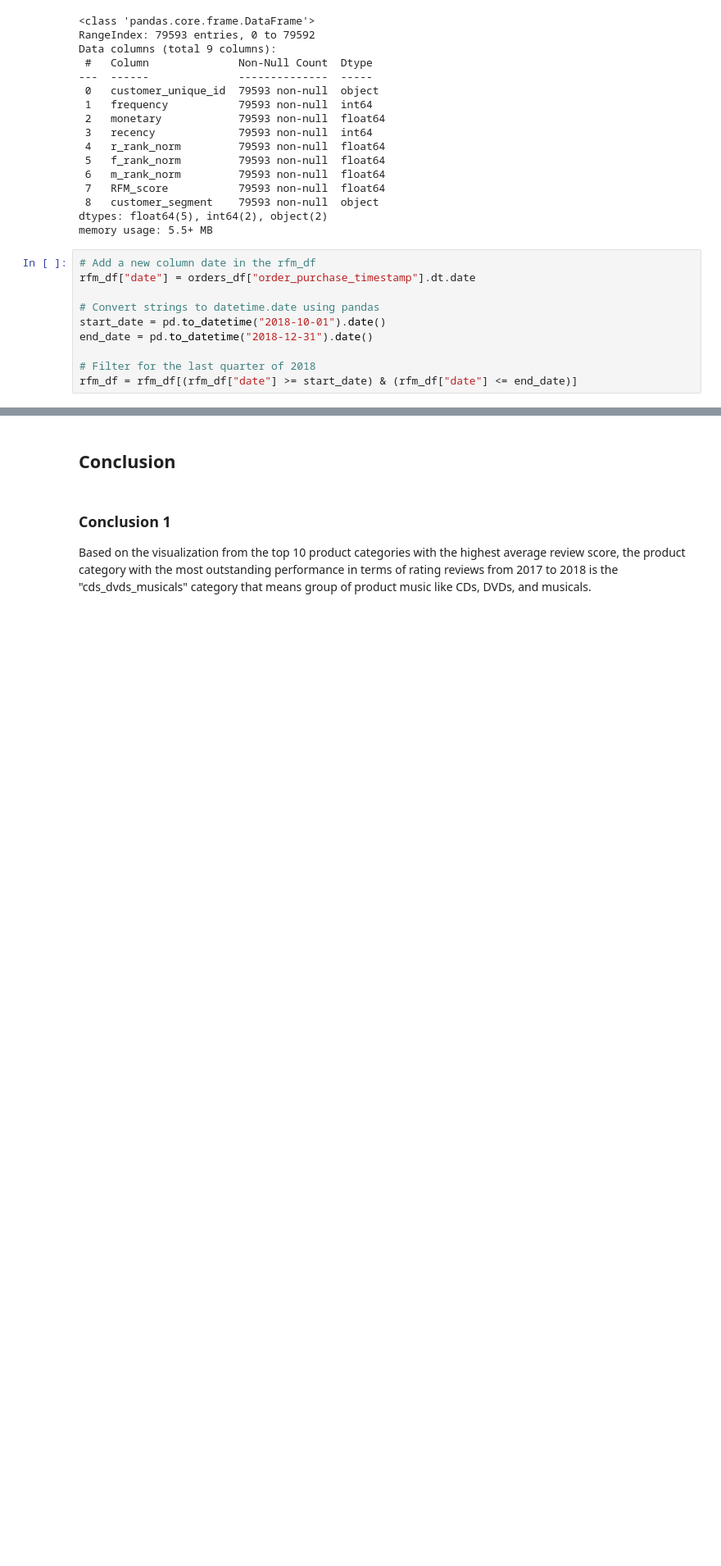
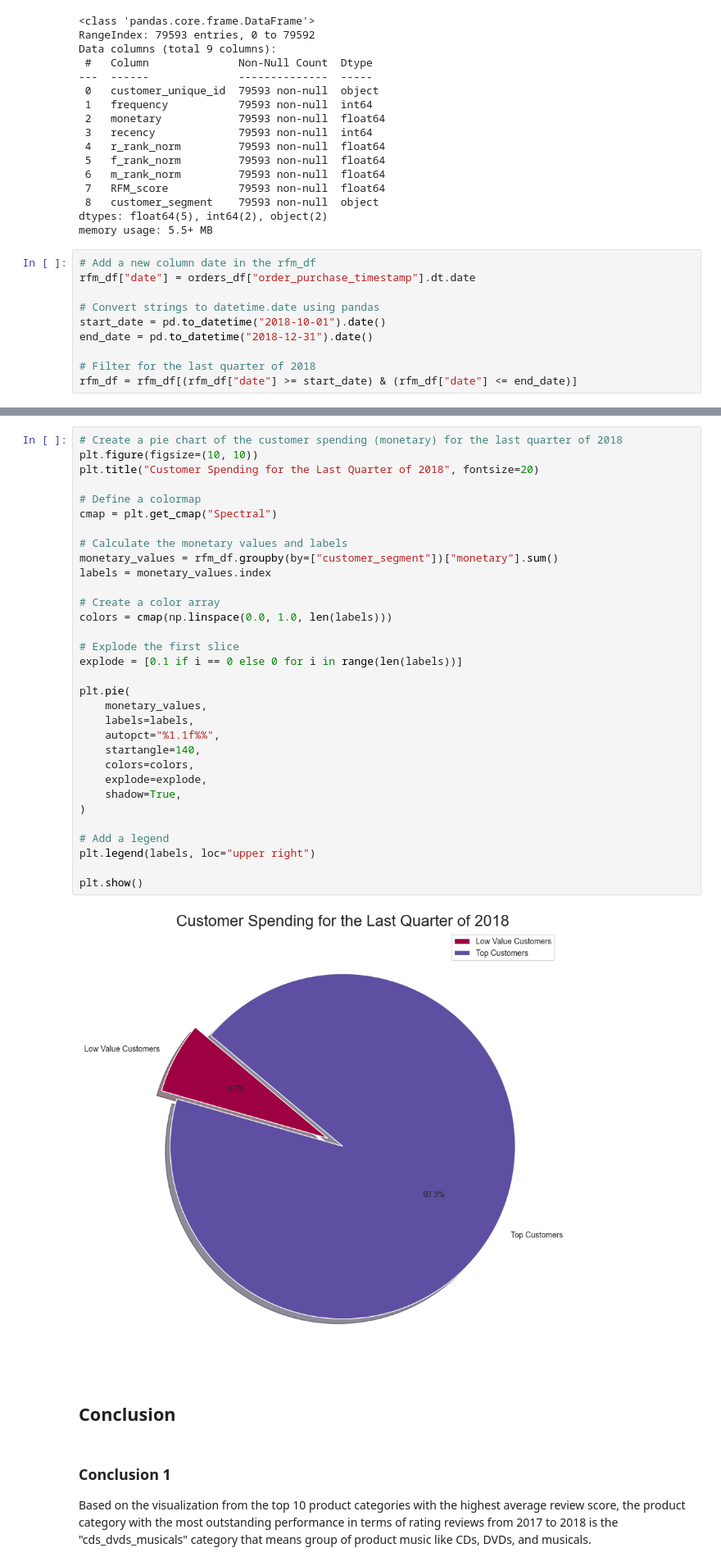
Before and after one commit to stefansphtr/Data-Analytics-Brazilian-Ecommerce, a Jupyter notebook: notebook.ipynb, the cells around one changed output, grey strips where cells are left out. Shown at 82% size. Saved outputs shown, nothing was run; the diff lists cells and outputs as text; blank space fills up the shorter version.

```diff
--- a/notebook.ipynb
+++ b/notebook.ipynb
@@ -3048,3 +3047,37 @@ plt.show()
+# %%
+# Create a pie chart of the customer spending (monetary) for the last quarter of 2018
+plt.figure(figsize=(10, 10))
+plt.title("Customer Spending for the Last Quarter of 2018", fontsize=20)
+
+# Define a colormap
+cmap = plt.get_cmap("Spectral")
+
+# Calculate the monetary values and labels
+monetary_values = rfm_df.groupby(by=["customer_segment"])["monetary"].sum()
+labels = monetary_values.index
+
+# Create a color array
+colors = cmap(np.linspace(0.0, 1.0, len(labels)))
+
+# Explode the first slice
+explode = [0.1 if i == 0 else 0 for i in range(len(labels))]
+
+plt.pie(
+    monetary_values,
+    labels=labels,
+    autopct="%1.1f%%",
+    startangle=140,
+    colors=colors,
+    explode=explode,
+    shadow=True,
+)
+
+# Add a legend
+plt.legend(labels, loc="upper right")
+
+plt.show()
+# %% [output]
+[figure, added]
 # %% [markdown]
 ## Conclusion
 # %% [markdown]
```
Also changed, not shown: parts of 40 cells of this notebook.
